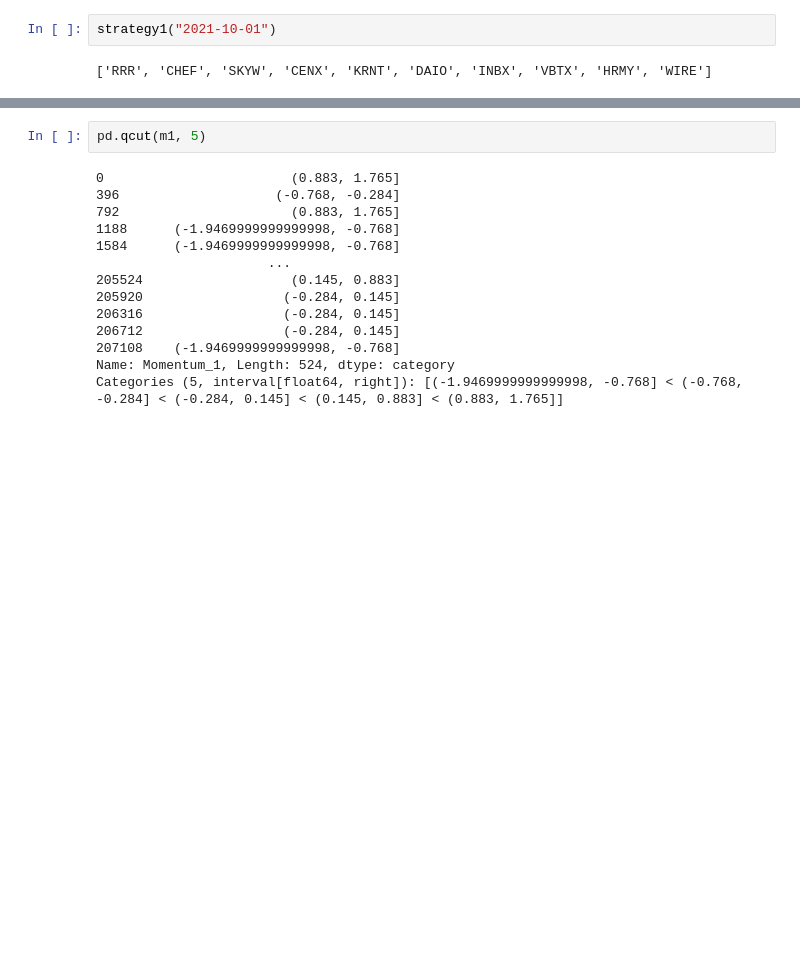
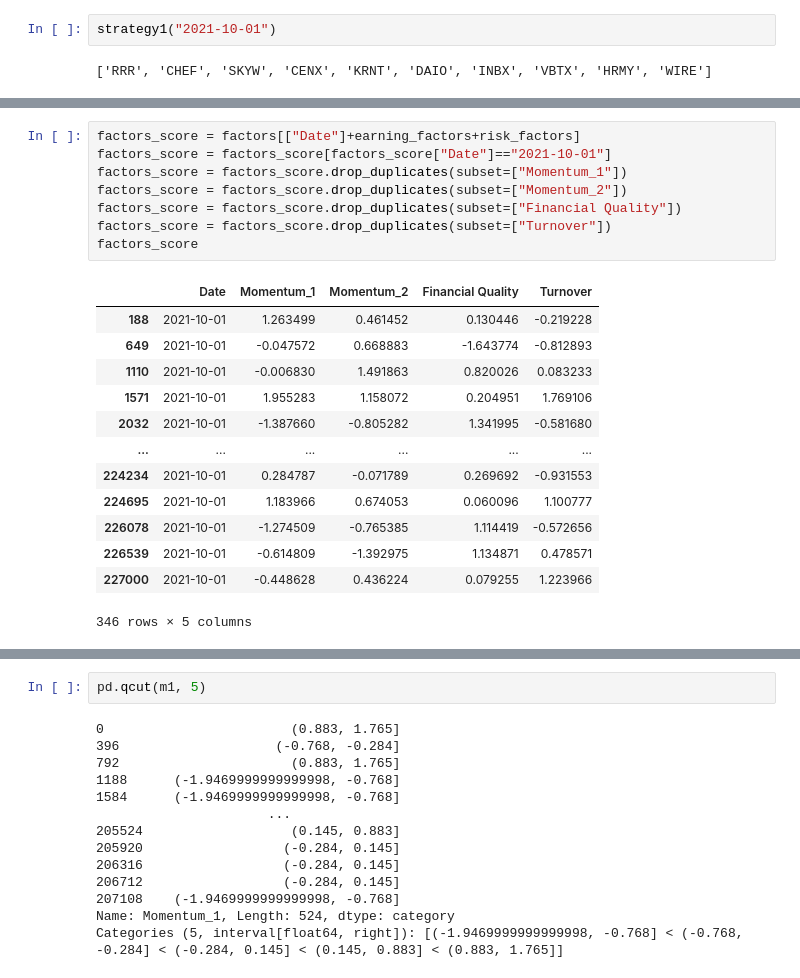
Before and after one commit to cathyw-3/DSA5205, a Jupyter notebook: Strategy/strategy1.ipynb, the cells around one changed output, grey strips where cells are left out. Cells and saved outputs as stored; diff of their text form; blank space fills up the shorter version.

```diff
--- a/Strategy/strategy1.ipynb
+++ b/Strategy/strategy1.ipynb
@@ -59,0 +99,22 @@ m1=factors_score["Momentum_1"]
+# %%
+factors_score = factors[["Date"]+earning_factors+risk_factors]
+factors_score = factors_score[factors_score["Date"]=="2021-10-01"]
+factors_score = factors_score.drop_duplicates(subset=["Momentum_1"])
+factors_score = factors_score.drop_duplicates(subset=["Momentum_2"])
+factors_score = factors_score.drop_duplicates(subset=["Financial Quality"])
+factors_score = factors_score.drop_duplicates(subset=["Turnover"])
+factors_score
+# %% [output]
+|  | Date | Momentum_1 | Momentum_2 | Financial Quality | Turnover |
+| 188 | 2021-10-01 | 1.263499 | 0.461452 | 0.130446 | -0.219228 |
+| 649 | 2021-10-01 | -0.047572 | 0.668883 | -1.643774 | -0.812893 |
+| 1110 | 2021-10-01 | -0.006830 | 1.491863 | 0.820026 | 0.083233 |
+| 1571 | 2021-10-01 | 1.955283 | 1.158072 | 0.204951 | 1.769106 |
+| 2032 | 2021-10-01 | -1.387660 | -0.805282 | 1.341995 | -0.581680 |
+| ... | ... | ... | ... | ... | ... |
+| 224234 | 2021-10-01 | 0.284787 | -0.071789 | 0.269692 | -0.931553 |
+| 224695 | 2021-10-01 | 1.183966 | 0.674053 | 0.060096 | 1.100777 |
+| 226078 | 2021-10-01 | -1.274509 | -0.765385 | 1.114419 | -0.572656 |
+| 226539 | 2021-10-01 | -0.614809 | -1.392975 | 1.134871 | 0.478571 |
+| 227000 | 2021-10-01 | -0.448628 | 0.436224 | 0.079255 | 1.223966 |
+346 rows × 5 columns
```
Also changed, not shown: parts of 9 cells of this notebook, 1 other file.
